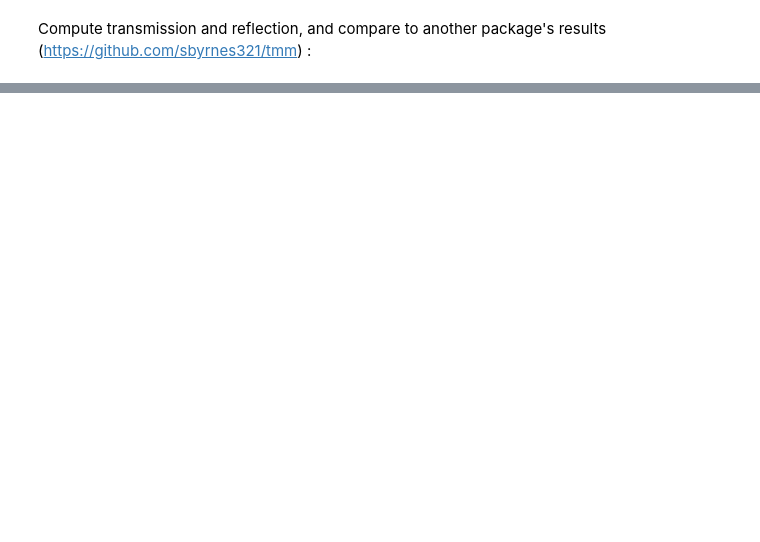
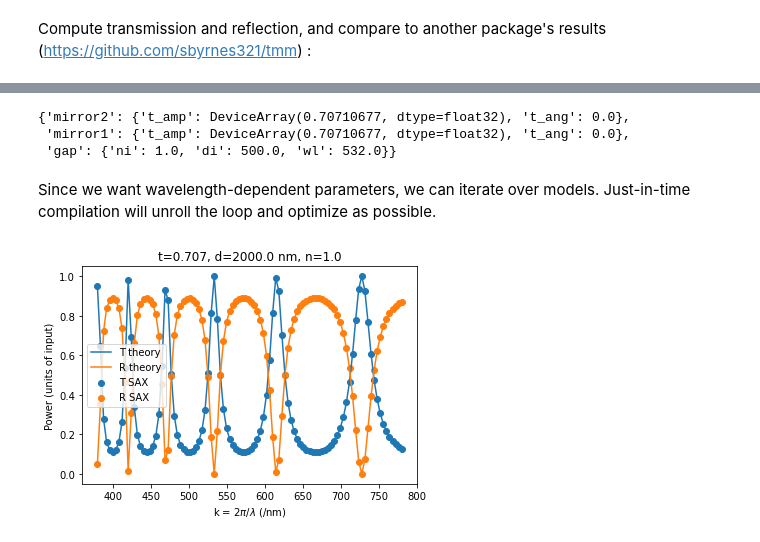
Before and after one commit to simbilod/sax, a Jupyter notebook: examples/02_thinfilm.ipynb, the cells around one changed output, grey strips where cells are left out. Drawn from its saved outputs; the diff is of its cells as text; code cells hidden in the pictures; blank space fills up the shorter version.

```diff
--- a/examples/02_thinfilm.ipynb
+++ b/examples/02_thinfilm.ipynb
@@ -596,0 +398,53 @@ for step in range_:
+# %%
+fabry_perot_tunable = sax.circuit(
+    models = {
+        "mirror1": mirror,
+        "gap": propagation_i,
+        "mirror2": mirror,
+    },
+    connections={
+        "mirror1:out": "gap:in",
+        "gap:out": "mirror2:in",
+    },
+    ports={
+        "mirror1:in": "in",
+        "mirror2:out": "out",
+    },
+)
+
+params = fabry_perot_tunable["default_params"]
+params = sax.copy_params(params)
+params
+# %% [output]
+{'mirror2': {'t_amp': DeviceArray(0.70710677, dtype=float32), 't_ang': 0.0},
+ 'mirror1': {'t_amp': DeviceArray(0.70710677, dtype=float32), 't_ang': 0.0},
+ 'gap': {'ni': 1.0, 'di': 500.0, 'wl': 532.0}}
+# %% [markdown]
+Since we want wavelength-dependent parameters, we can iterate over models. Just-in-time compilation will unroll the loop and optimize as possible.
+# %%
+N = 100
+wls = jnp.linspace(380, 780, N)
+params = sax.copy_params(fabry_perot_tunable["default_params"])
+params = sax.set_global_params(params, wl=wls)
+params = sax.set_global_params(params, t_amp=jnp.sqrt(0.5))
+params = sax.set_global_params(params, t_ang=0.0)
+params["gap"]["ni"] = 1.
+params["gap"]["di"] = 2000.
+transmitted_initial = fabry_perot_tunable["in","out"](params)
+reflected_initial = fabry_perot_tunable["out","out"](params)
+# %%
+T_analytical_initial = jnp.abs(airy_t13(t_initial, t_initial, r_initial, r_initial, wls, d=d_gap, n=n_gap))**2
+R_analytical_initial = jnp.abs(airy_r13(t_initial, t_initial, r_initial, r_initial, wls, d=d_gap, n=n_gap))**2
+
+plt.title(f't={t_initial:1.3f}, d={d_gap} nm, n={n_gap}')
+plt.plot(wls, T_analytical_initial, label='T theory')
+plt.scatter(wls, jnp.abs(transmitted_initial)**2, label='T SAX')
+plt.plot(wls, R_analytical_initial, label='R theory')
+plt.scatter(wls, jnp.abs(reflected_initial)**2, label='R SAX')
+#plt.vlines(jnp.arange(6,11)*jnp.pi/2000, ymin=0, ymax=1, color='k', linestyle='--', label='m$\pi$/nd')
+plt.xlabel('k = 2$\pi$/$\lambda$ (/nm)')
+plt.ylabel('Power (units of input)')
+plt.legend()
+plt.show()
+# %% [output]
+[figure, added]
```
Also changed, not shown: parts of 94 cells of this notebook, 3 other files.
